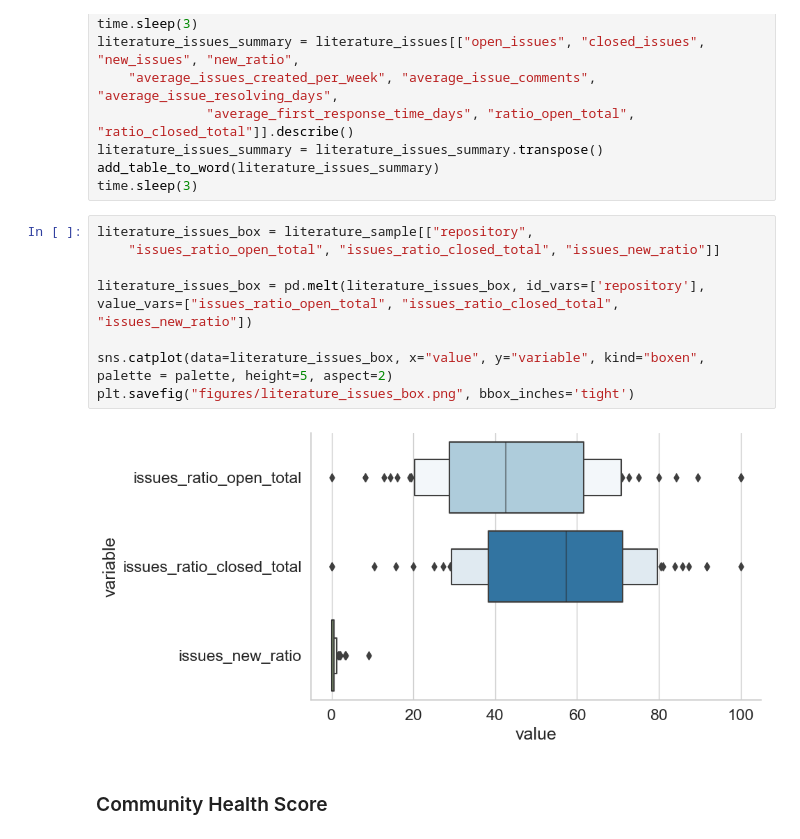
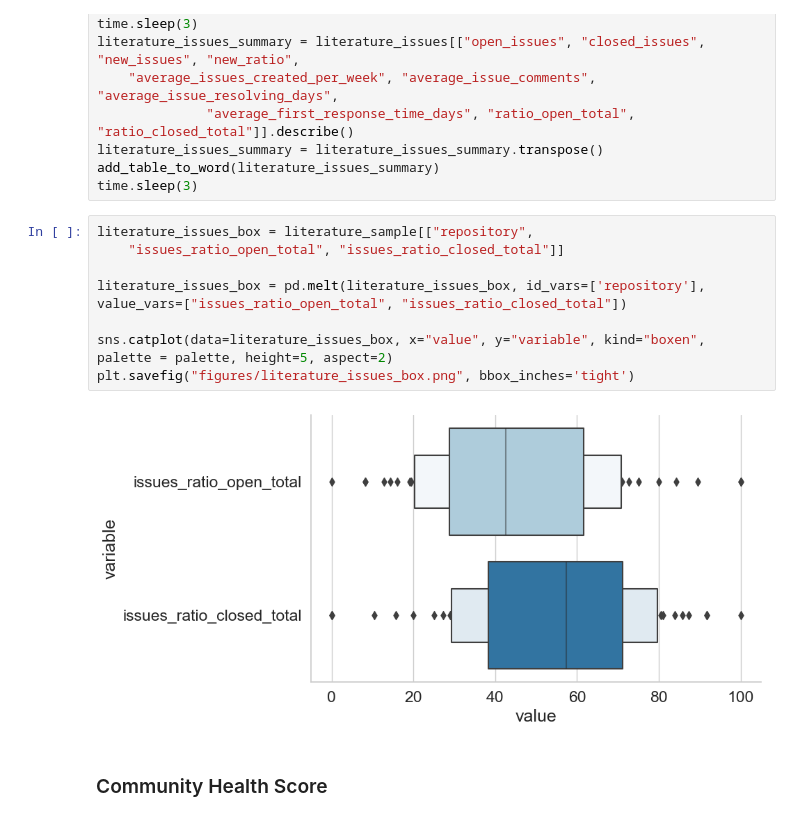
Before and after one commit to JacquelineSchmatz/MDI_Thesis, a Jupyter notebook: analysis/Results_analysis.ipynb, the cells around one changed output. Saved outputs shown, nothing was run; the diff lists cells and outputs as text.

```diff
--- a/analysis/Results_analysis.ipynb
+++ b/analysis/Results_analysis.ipynb
@@ -415,14 +425,14 @@ add_table_to_word(literature_issues_summary)
 time.sleep(3)
 # %%
 literature_issues_box = literature_sample[["repository",
-    "issues_ratio_open_total", "issues_ratio_closed_total", "issues_new_ratio"]]
+    "issues_ratio_open_total", "issues_ratio_closed_total"]]
 
-literature_issues_box = pd.melt(literature_issues_box, id_vars=['repository'], value_vars=["issues_ratio_open_total", "issues_ratio_closed_total", "issues_new_ratio"])
+literature_issues_box = pd.melt(literature_issues_box, id_vars=['repository'], value_vars=["issues_ratio_open_total", "issues_ratio_closed_total"])
 
 sns.catplot(data=literature_issues_box, x="value", y="variable", kind="boxen", palette = palette, height=5, aspect=2)
 plt.savefig("figures/literature_issues_box.png", bbox_inches='tight')
 # %% [output]
-[figure, old version]
+[figure, new version]
 # %% [markdown]
 ### Community Health Score
 # %%
```
Also changed, not shown: parts of 27 cells of this notebook.
